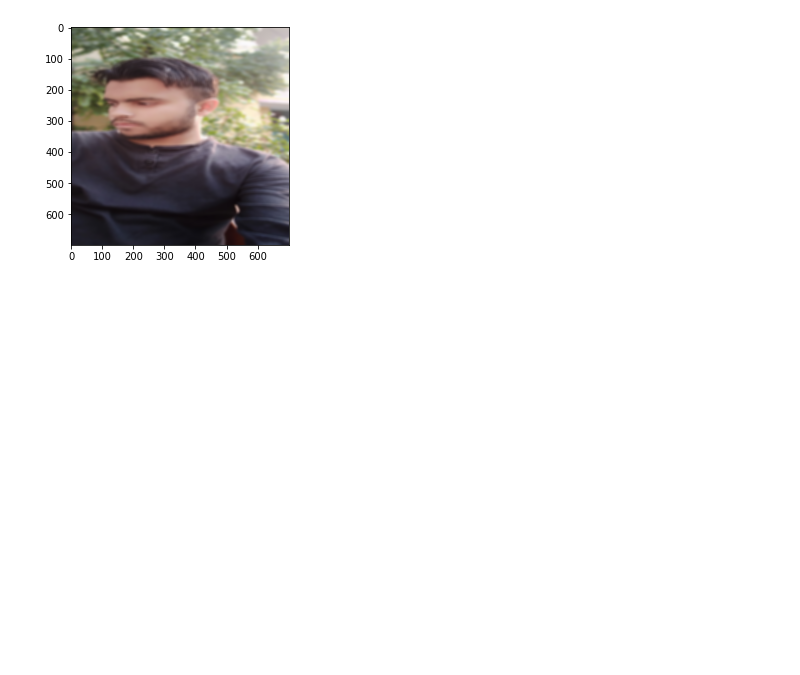
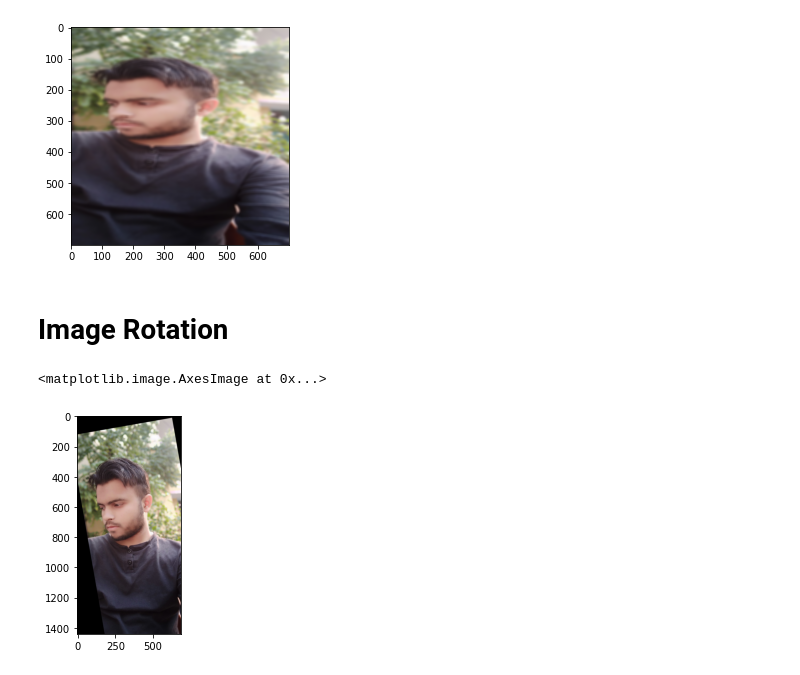
Before and after one commit to RaviMishra730/OpenCV2, a Jupyter notebook: Resizing and Blurring Images.ipynb, the cells around one changed output. Cells and saved outputs as stored; diff of their text form; code cells hidden in the pictures; blank space fills up the shorter version.

```diff
--- a/Resizing and Blurring Images.ipynb
+++ b/Resizing and Blurring Images.ipynb
@@ -79,3 +79,17 @@ plt.imshow(img_blur)
 # %% [output]
 <matplotlib.image.AxesImage at 0x...>
 [figure]
+# %% [markdown]
+# Image Rotation
+# %%
+rows, cols = img_rgb.shape[:-1]
+# %%
+Matrix = cv2.getRotationMatrix2D((rows/2, cols/2),10,1) # Here 10 is the angle of rotation and 1 is the scale up and scale down
+# parameter
+# %%
+image = cv2.warpAffine(img_rgb, Matrix, (cols, rows))
+# %%
+plt.imshow(image)
+# %% [output]
+<matplotlib.image.AxesImage at 0x...>
+[figure, added]
```
Also changed, not shown: parts of 21 cells of this notebook.
